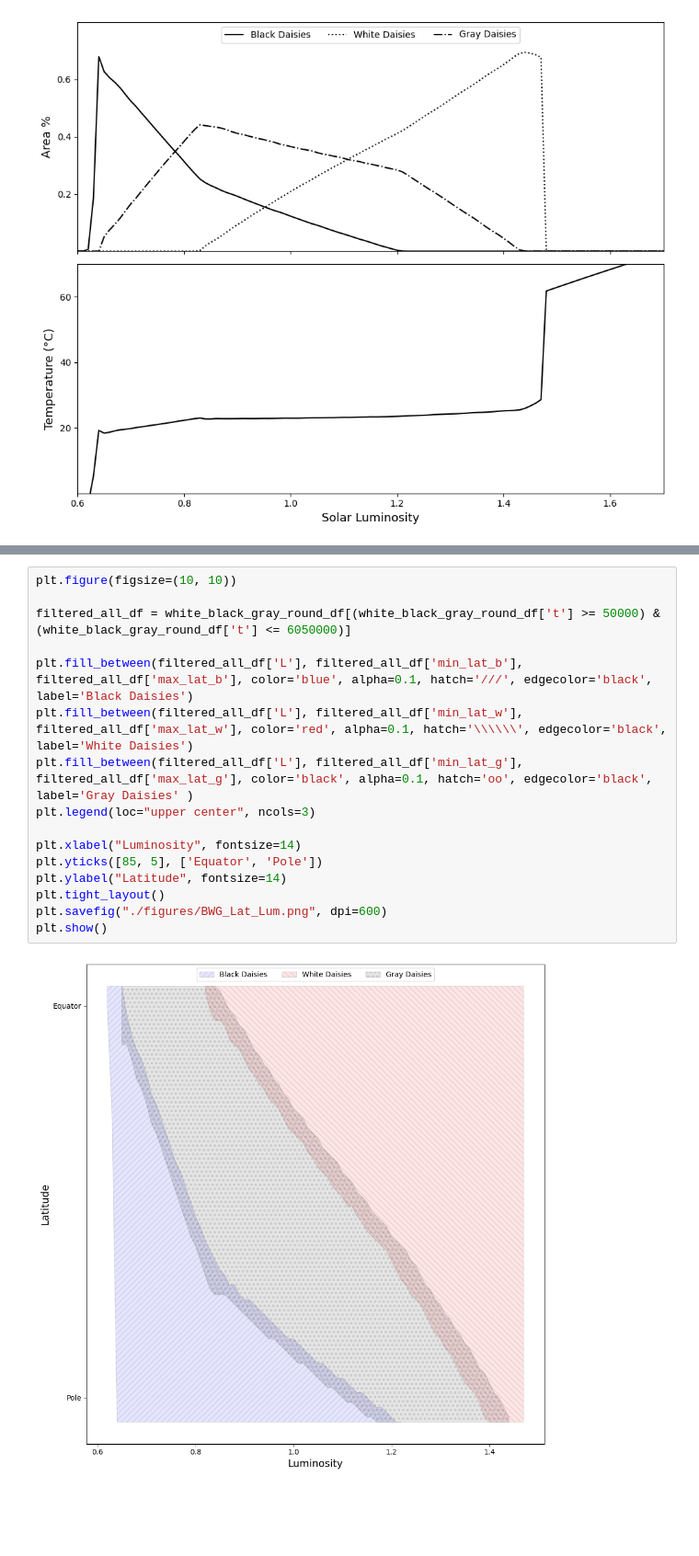
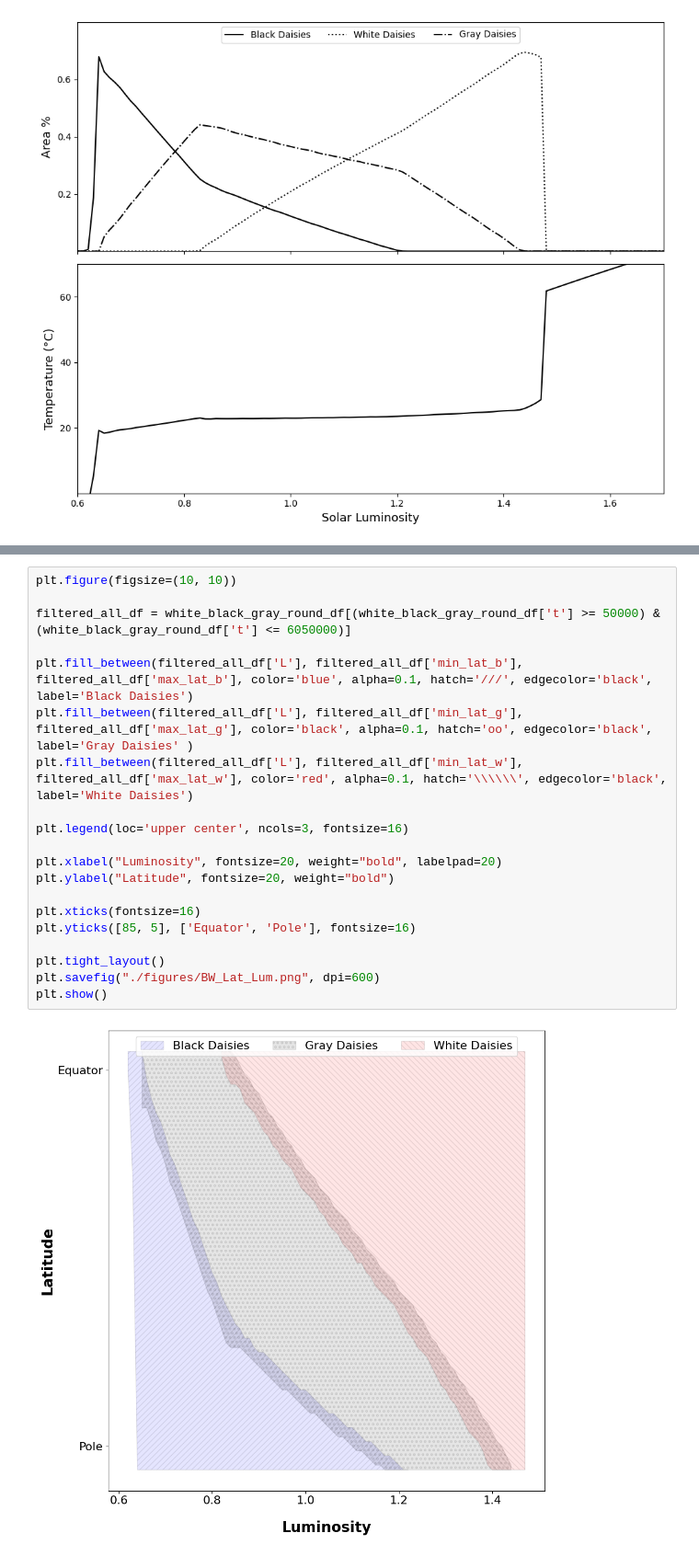
Before and after one commit to CS361-S25/final-project-henryjared, a Jupyter notebook: Graph.ipynb, the cells around one changed output, grey strips where cells are left out. Shown at 92% size. Saved outputs shown, nothing was run; the diff lists cells and outputs as text; blank space fills up the shorter version.

Commit message:
changed sizing of title and label for graphs

```diff
--- a/Graph.ipynb
+++ b/Graph.ipynb
@@ -156,18 +159,22 @@ plt.show()
 # %%
 plt.figure(figsize=(10, 10))
 
 filtered_all_df = white_black_gray_round_df[(white_black_gray_round_df['t'] >= 50000) & (white_black_gray_round_df['t'] <= 6050000)]
 
 plt.fill_between(filtered_all_df['L'], filtered_all_df['min_lat_b'], filtered_all_df['max_lat_b'], color='blue', alpha=0.1, hatch='///', edgecolor='black', label='Black Daisies')
+plt.fill_between(filtered_all_df['L'], filtered_all_df['min_lat_g'], filtered_all_df['max_lat_g'], color='black', alpha=0.1, hatch='oo', edgecolor='black', label='Gray Daisies' )
 plt.fill_between(filtered_all_df['L'], filtered_all_df['min_lat_w'], filtered_all_df['max_lat_w'], color='red', alpha=0.1, hatch='\\\\\\', edgecolor='black', label='White Daisies')
-plt.fill_between(filtered_all_df['L'], filtered_all_df['min_lat_g'], filtered_all_df['max_lat_g'], color='black', alpha=0.1, hatch='oo', edgecolor='black', label='Gray Daisies' )
-plt.legend(loc="upper center", ncols=3)
 
-plt.xlabel("Luminosity", fontsize=14)
-plt.yticks([85, 5], ['Equator', 'Pole'])
-plt.ylabel("Latitude", fontsize=14)
+plt.legend(loc='upper center', ncols=3, fontsize=16)
+
+plt.xlabel("Luminosity", fontsize=20, weight="bold", labelpad=20)
+plt.ylabel("Latitude", fontsize=20, weight="bold")
+
+plt.xticks(fontsize=16)
+plt.yticks([85, 5], ['Equator', 'Pole'], fontsize=16)
+
 plt.tight_layout()
-plt.savefig("./figures/BWG_Lat_Lum.png", dpi=600)
+plt.savefig("./figures/BW_Lat_Lum.png", dpi=600)
 plt.show()
 # %% [output]
-[figure, old version]
+[figure, new version]
```
Also changed, not shown: parts of 1 cell of this notebook, 1 other file.
